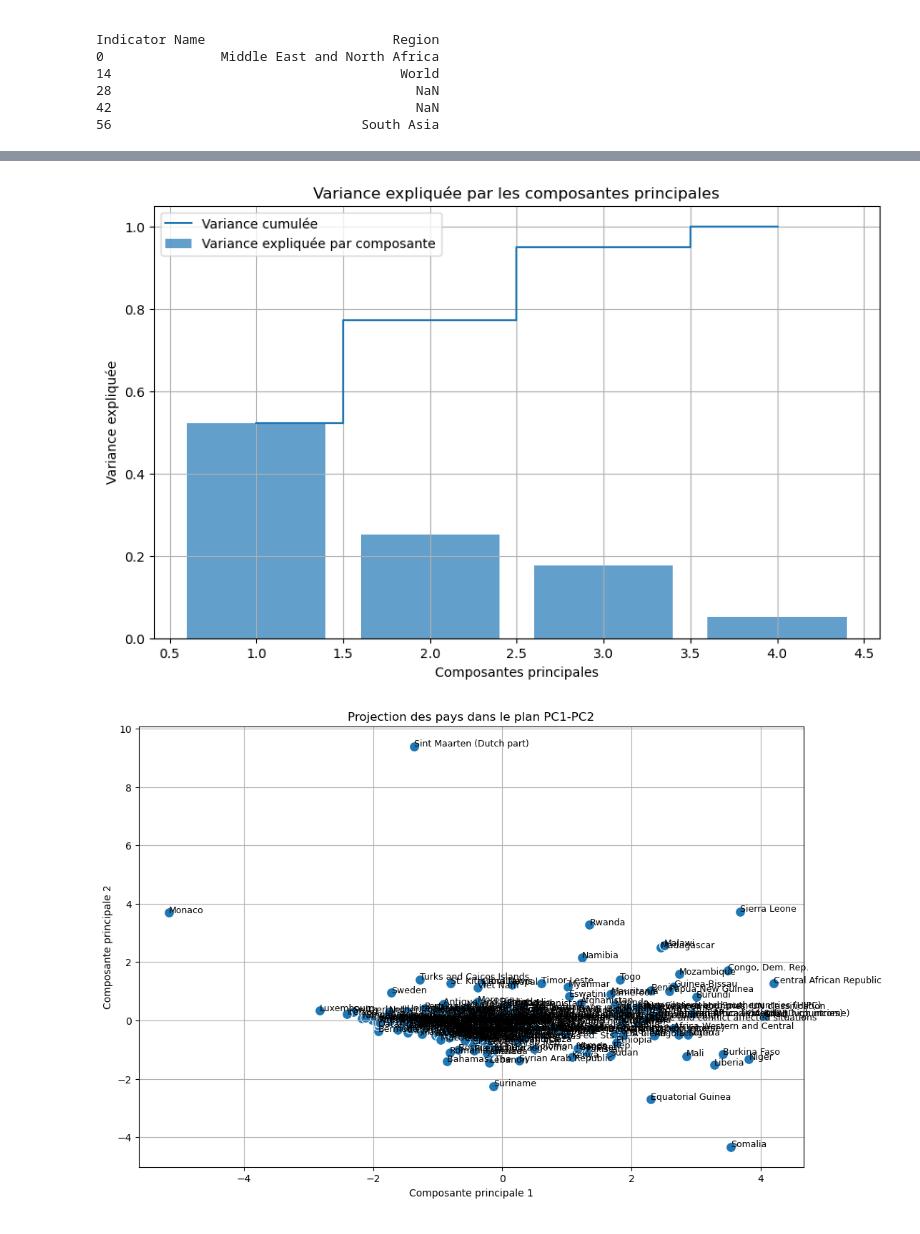
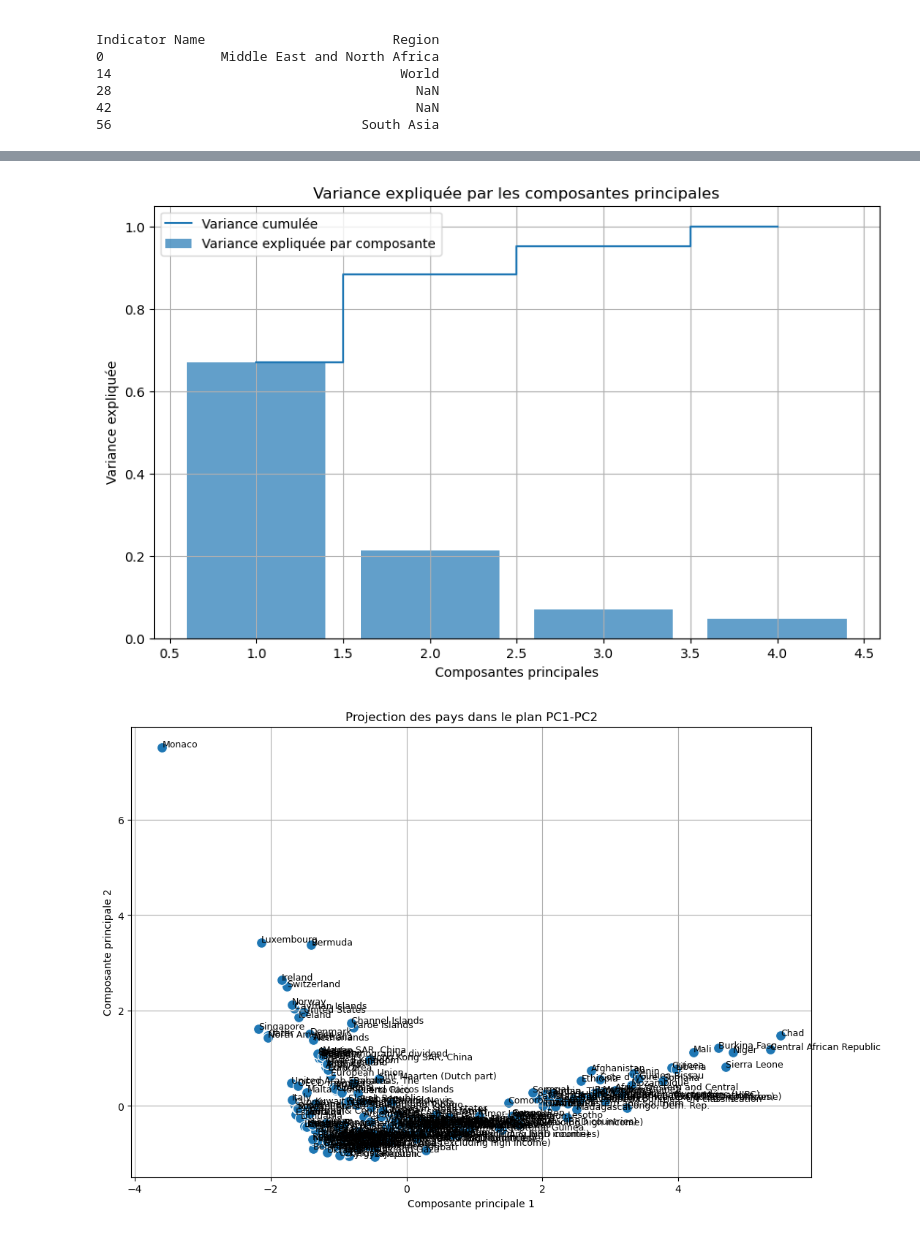
Before and after one commit to kevanjaber/projet-python, a Jupyter notebook: projet-python/projet_notebook.ipynb, the cells around one changed output, grey strips where cells are left out. Saved outputs shown, nothing was run; the diff lists cells and outputs as text; code cells hidden in the pictures.

```diff
--- a/projet-python/projet_notebook.ipynb
+++ b/projet-python/projet_notebook.ipynb
@@ -85,7 +85,7 @@ indicateurs_selectionnes = {
     "EN.ATM.CO2E.PC": "Émissions de CO₂ (tonnes par habitant)",
     "EG.ELC.ACCS.ZS": "Pourcentage de la population ayant accès à l'électricité",
     "SP.DYN.IMRT.IN": "Taux de mortalité infantile (pour 1 000 naissances vivantes)",
-    "SE.ADT.LITR.ZS": "Taux d'alphabétisation des adultes"
+    "SE.ADT.LITR.ZS": "Taux d'alphabétisation chez les adultes"
 }
 
 # Période pour laquelle récupérer les données
@@ -432,7 +432,7 @@ numeric_columns = [
     "PIB par habitant (en dollars US courants)",
     "Pourcentage de la population ayant accès à l'électricité",
     "Taux de mortalité infantile (pour 1 000 naissances vivantes)",
-    "Taux net de scolarisation dans l'enseignement primaire"
+    "Taux d'alphabétisation chez les adultes"
 ]
 
 # Filtrer les données pour l'année la plus récente
@@ -452,35 +452,35 @@ explained_variance = pca.explained_variance_ratio_
 cumulative_variance = explained_variance.cumsum()
 
 # Afficher la variance expliquée par composante
 plt.figure(figsize=(10, 6))
 plt.bar(range(1, len(explained_variance) + 1), explained_variance, alpha=0.7, align='center',
         label='Variance expliquée par composante')
 plt.step(range(1, len(cumulative_variance) + 1), cumulative_variance, where='mid',
          label='Variance cumulée')
 plt.xlabel('Composantes principales')
 plt.ylabel('Variance expliquée')
 plt.title('Variance expliquée par les composantes principales')
 plt.legend(loc='best')
 plt.grid()
 plt.show()
 
 # Résultat des composantes principales (premières dimensions)
 pca_df = pd.DataFrame(pca_result[:, :2], columns=["PC1", "PC2"])
 pca_df["Country Name"] = data_pivot[data_pivot["Year"] == latest_year]["Country Name"].values
 
 # Visualiser les pays dans le plan PC1-PC2
 plt.figure(figsize=(12, 8))
 sns.scatterplot(x="PC1", y="PC2", data=pca_df, s=100)
 for i, country in enumerate(pca_df["Country Name"]):
     plt.text(pca_df.loc[i, "PC1"], pca_df.loc[i, "PC2"], country, fontsize=9)
 plt.title("Projection des pays dans le plan PC1-PC2")
 plt.xlabel("Composante principale 1")
 plt.ylabel("Composante principale 2")
 plt.grid()
 plt.show()
 # %% [output]
-[figure, old version]
+[figure, new version]
-[figure, old version]
+[figure, new version]
 # %%
 import pandas as pd
 from sklearn.cluster import KMeans
```
Also changed, not shown: parts of 8 cells of this notebook.
